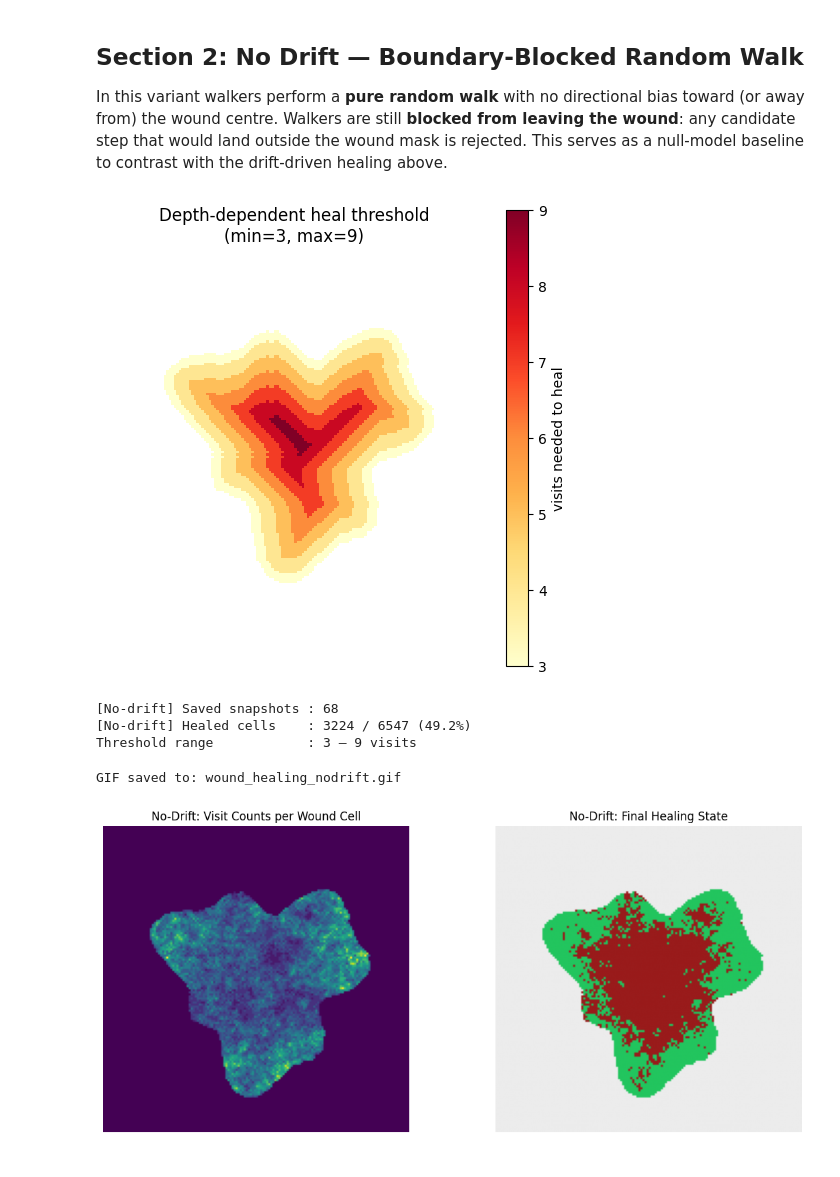
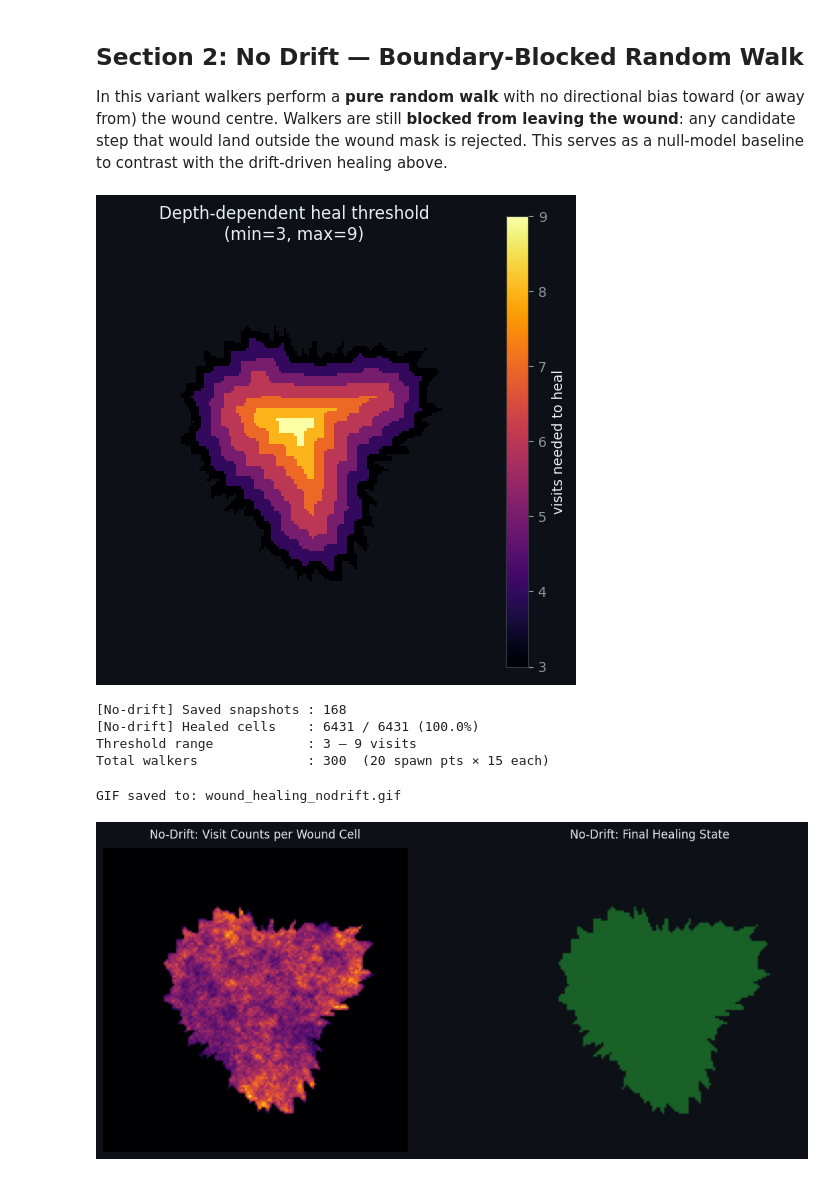
Before and after one commit to Enlightened-Monkey/HealingWound, a Jupyter notebook: wound_healing_simulation.ipynb, the cells around one changed output. Cells and saved outputs as stored; diff of their text form; code cells hidden in the pictures.

```diff
--- a/wound_healing_simulation.ipynb
+++ b/wound_healing_simulation.ipynb
@@ -43,14 +92,21 @@ def generate_noisy_boundary_points(center_xy, base_radius, n_points, noise_sigma
 true_center_xy = np.array([grid_size * 0.52, grid_size * 0.50])
 boundary_points_xy = generate_noisy_boundary_points(
     true_center_xy, base_radius=grid_size*0.3, n_points=num_boundary_samples,
-    noise_sigma=0.5, harmonic_strength=0.22
+    noise_sigma=3, harmonic_strength=0.1
 )
 
+# Reference circle (perfect circle at base_radius)
+base_radius = grid_size * 0.3
+theta = np.linspace(0, 2 * np.pi, 400)
+ref_x = true_center_xy[0] + base_radius * np.cos(theta)
+ref_y = true_center_xy[1] + base_radius * np.sin(theta)
+
 fig_d1, ax_d1 = plt.subplots(figsize=(5, 5))
-ax_d1.set_facecolor("#f3f3f3")
+ax_d1.plot(ref_x, ref_y, "--", color=_BLUE_REF, lw=1.8, alpha=0.75,
+           label=f"base radius ({base_radius:.0f} px)")
 ax_d1.plot(boundary_points_xy[:, 0], boundary_points_xy[:, 1], "o-",
-           color="#7f1d1d", ms=3, lw=1.5, label="boundary pts")
-ax_d1.scatter(*true_center_xy, c="green", s=80, zorder=5, label="center")
+           color=_RED_HOT, ms=3, lw=1.5, label="boundary pts")
+ax_d1.scatter(*true_center_xy, c=_AMBER_CTR, s=80, zorder=5, label="center")
 ax_d1.set_xlim(0, grid_size); ax_d1.set_ylim(0, grid_size)
 ax_d1.set_aspect("equal")
 ax_d1.set_title(f"Step 1 — boundary points (n={len(boundary_points_xy)})")
@@ -139,7 +198,7 @@ def bfs_distance_to_boundary(mask, boundary_mask):
         dist[r, c] = 0.0
         q.append((r, c))
 
-    neighbors = [(-1, 0), (1, 0), (0, -1), (0, 1)]
+    neighbors = [(-1, 0), (1, 0), (0, -1), (0, 1), (-1, -1), (-1, 1), (1, -1), (1, 1)]  # 8-connectivity
     while q:
         r, c = q.popleft()
         for dr, dc in neighbors:
@@ -402,13 +593,15 @@ Walkers are still **blocked from leaving the wound**: any candidate step that wo
 This serves as a null-model baseline to contrast with the drift-driven healing above.
 # %%
 def run_nodrift_healing(mask, start_cells_rc, dist_to_boundary,
-                        n_steps, min_threshold, max_threshold, snapshot_every):
+                        n_steps, min_threshold, max_threshold, snapshot_every,
+                        walkers_per_spawn=1):
     """Pure random walk, boundary-blocked.
     Heal threshold scales linearly with BFS distance from boundary:
       boundary cells  → min_threshold visits needed
       deepest cells   → max_threshold visits needed
+    Each spawn point releases `walkers_per_spawn` independent walkers.
     """
-    walkers = start_cells_rc.copy().astype(int)
+    walkers = np.repeat(start_cells_rc, walkers_per_spawn, axis=0).astype(int)
     visit_counts_nd = np.zeros(mask.shape, dtype=np.int32)
     healed_nd = np.zeros(mask.shape, dtype=bool)
 
@@ -474,8 +667,9 @@ thresh_plot = threshold_map_preview.astype(float)
 thresh_plot[~wound_mask] = np.nan
 
 fig_th, ax_th = plt.subplots(figsize=(5, 5))
-im_th = ax_th.imshow(thresh_plot, origin="lower", cmap="YlOrRd", interpolation="nearest")
-plt.colorbar(im_th, ax=ax_th, label="visits needed to heal")
+im_th = ax_th.imshow(thresh_plot, origin="lower", cmap="inferno", interpolation="nearest")
+cb_th = plt.colorbar(im_th, ax=ax_th, label="visits needed to heal")
+cb_th.ax.yaxis.set_tick_params(color=_TICK)
 ax_th.set_title(f"Depth-dependent heal threshold\n(min={heal_threshold}, max={heal_threshold * 3})")
 ax_th.axis("off")
 plt.tight_layout(); plt.show()
@@ -488,15 +682,18 @@ snapshots_nd, visit_counts_nd, healed_nd, threshold_map_nd = run_nodrift_healing
     min_threshold=heal_threshold,
     max_threshold=heal_threshold * 3,
     snapshot_every=snapshot_every,
+    walkers_per_spawn=walkers_per_spawn,
 )
 
 print(f"[No-drift] Saved snapshots : {len(snapshots_nd)}")
 print(f"[No-drift] Healed cells    : {healed_nd.sum()} / {wound_mask.sum()} "
       f"({100 * healed_nd.sum() / wound_mask.sum():.1f}%)")
 print(f"Threshold range            : {threshold_map_nd[wound_mask].min()} – {threshold_map_nd[wound_mask].max()} visits")
+print(f"Total walkers              : {len(start_cells_rc) * walkers_per_spawn}  ({len(start_cells_rc)} spawn pts × {walkers_per_spawn} each)")
 # %% [output]
-[figure, old version]
+[figure, new version]
-[No-drift] Saved snapshots : 68
-[No-drift] Healed cells    : 3224 / 6547 (49.2%)
+[No-drift] Saved snapshots : 168
+[No-drift] Healed cells    : 6431 / 6431 (100.0%)
 Threshold range            : 3 – 9 visits
+Total walkers              : 300  (20 spawn pts × 15 each)
 # %%
@@ -534,19 +788,20 @@ GIF saved to: wound_healing_nodrift.gif
 # %%
 # Final summary — no-drift run
 final_state_nd = np.zeros(wound_mask.shape, dtype=np.uint8)
 final_state_nd[wound_mask] = 1
 final_state_nd[healed_nd] = 2
 
 fig_s, axes_s = plt.subplots(1, 2, figsize=(12, 5))
-axes_s[0].imshow(visit_counts_nd, origin="lower", cmap="viridis")
+axes_s[0].imshow(visit_counts_nd, origin="lower", cmap="inferno")
 axes_s[0].set_title("No-Drift: Visit Counts per Wound Cell")
 axes_s[0].axis("off")
 
-axes_s[1].imshow(final_state_nd, origin="lower", cmap=ListedColormap(["#ececec", "#991b1b", "#22c55e"]))
+axes_s[1].imshow(final_state_nd, origin="lower",
+                 cmap=ListedColormap([_BG, _RED_WOUND, _GREEN_HLD]))
 axes_s[1].set_title("No-Drift: Final Healing State")
 axes_s[1].axis("off")
 
 plt.tight_layout()
 plt.show()
 # %% [output]
-[figure, old version]
+[figure, new version]
```
Also changed, not shown: parts of 13 cells of this notebook, 3 other files.
